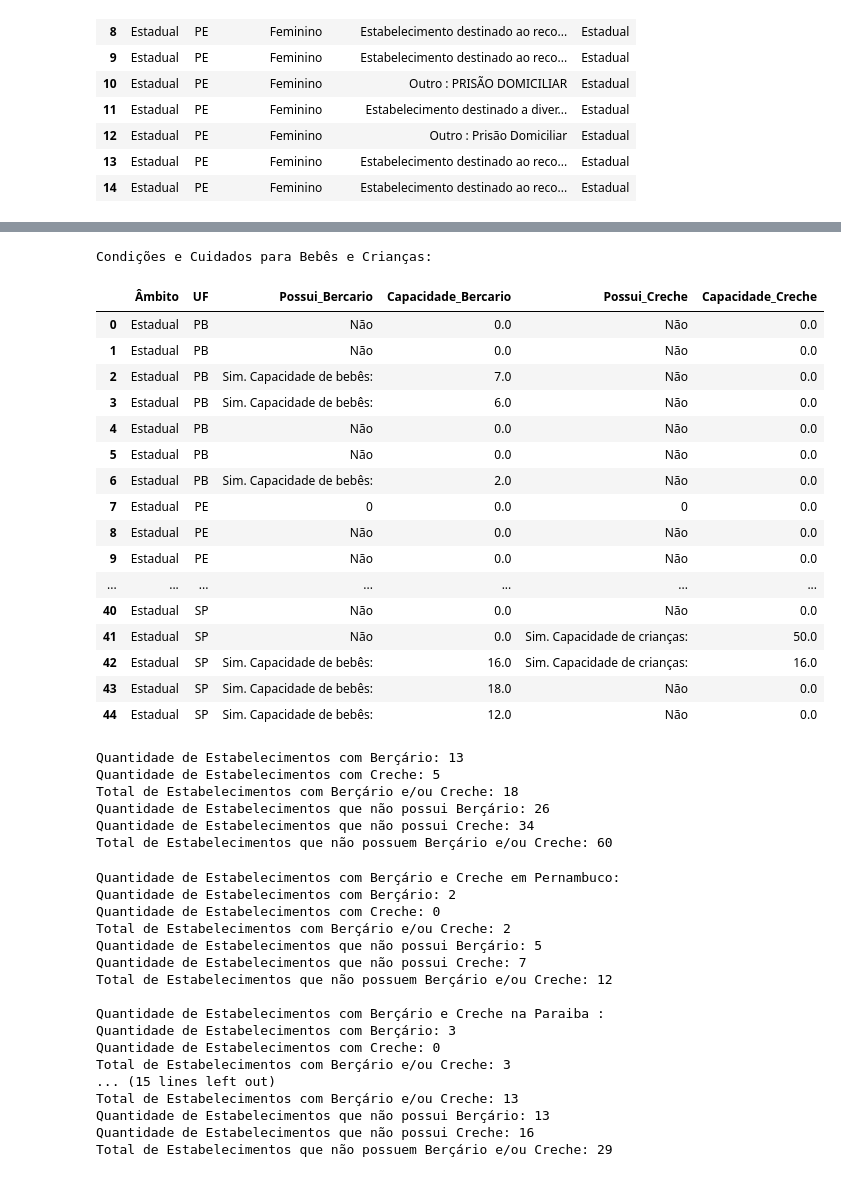
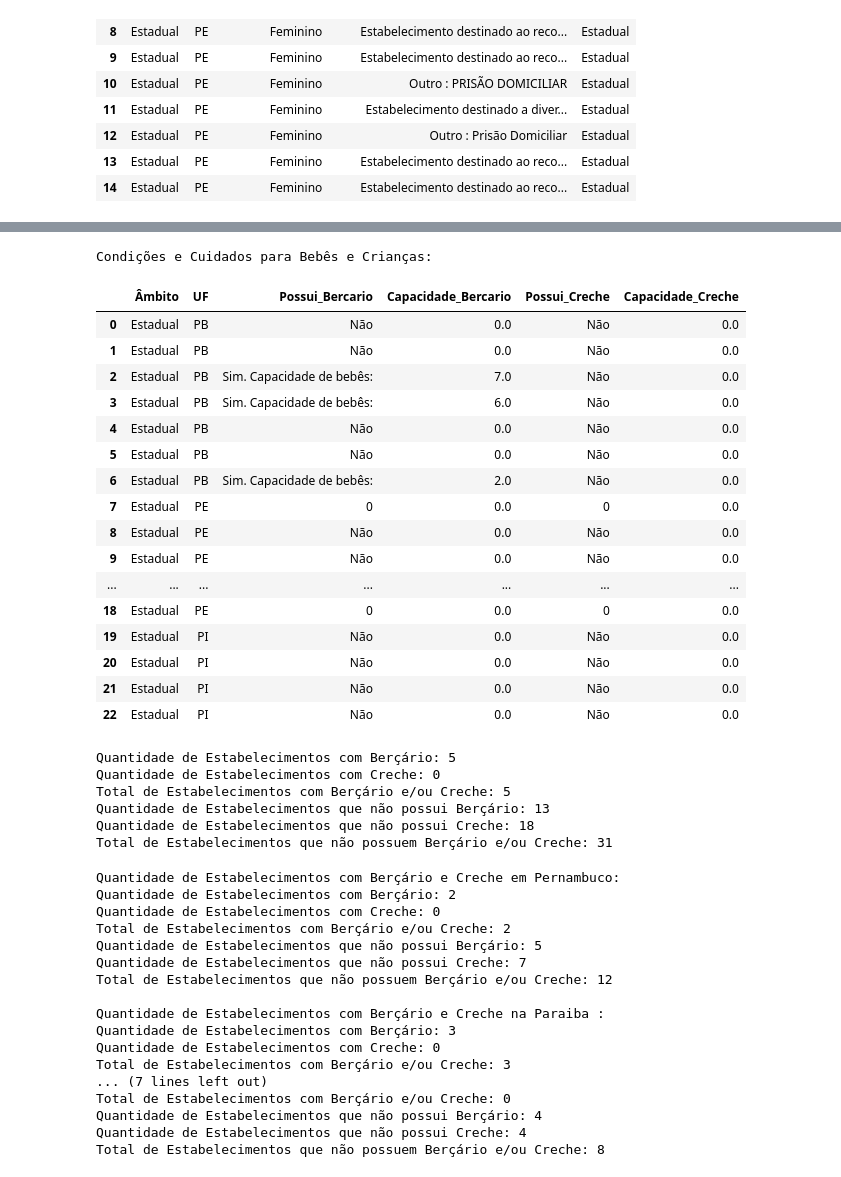
Before and after one commit to CaroliisRibeiro/Projeto-Analise-de-dados-Python-Sistema-Prisional-Feminino-Brasil-PE-PB-PI-e-SP-, a Jupyter notebook: projeto-final.ipynb, the cells around one changed output, grey strips where cells are left out. Cells and saved outputs as stored; diff of their text form; code cells hidden in the pictures.

Commit message:
projeto-final-[reprograma]

```diff
--- a/projeto-final.ipynb
+++ b/projeto-final.ipynb
@@ -411,0 +428,9 @@ Length: 96, dtype: int64
+# %%
+
+df_sistema_prisional_feminino_brasil
+
+# Excluir as linhas onde 'UF' é igual a 'SP'
+df_sistema_prisional_feminino_brasil = df_sistema_prisional_feminino_brasil.query('UF != "SP"')
+
+# Substitua "caminho/do/seu/novo/arquivo/novo-arquivo.csv" pelo caminho desejado para o novo arquivo CSV
+novo_caminho_arquivo = "C:/Users/PROFESSOR/estudos-reprograma/projeto-final/Projeto-Analise-de-dados-Python-Sistema-Prisional-Feminino-Brasil-PE-PB-PI-e-SP"
@@ -556,41 +601,42 @@ Capacidade dos Estabelecimentos:
 # %%
 # - vizu 2  - Condições e Cuidados para Bebês e Crianças:
 # Filtrando as colunas necessárias para condições e cuidados para bebês e crianças
+df_sistema_prisional_feminino_brasil
 colunas_bercario_creche = ['Âmbito', 'UF',
                            '2.2 Possui berçário e/ou centro de referência materno-infantil? (apenas para estabelecimentos com vagas para mulheres)',
                            '2.2 Possui berçário e/ou centro de referência materno-infantil? (apenas para estabelecimentos com vagas para mulheres) | Sim. Capacidade de bebês: | Quantidade',
                            '2.3 Possui creche? (apenas para estabelecimentos com vagas para mulheres)',
                            '2.3 Possui creche? (apenas para estabelecimentos com vagas para mulheres) | Sim. Capacidade de crianças: | Quantidade']
 
 # Criando um novo DataFrame com as colunas de berçário e creche
-df_bercario_creche = df_original[colunas_bercario_creche].copy()
+df_bercario_creche = df_sistema_prisional_feminino_brasil[colunas_bercario_creche].copy()
 
 # Renomeando as colunas para facilitar o acesso
 df_bercario_creche.columns = ["Âmbito", "UF", "Possui_Bercario", "Capacidade_Bercario", "Possui_Creche", "Capacidade_Creche"]
 
 df_bercario_creche.fillna(0, inplace=True)
 # Exibindo o DataFrame de berçário e creche
 print("Condições e Cuidados para Bebês e Crianças:")
 df_bercario_creche
 # %% [output]
 Condições e Cuidados para Bebês e Crianças:
 |  | Âmbito | UF | Possui_Bercario | Capacidade_Bercario | Possui_Creche | Capacidade_Creche |
 | 0 | Estadual | PB | Não | 0.0 | Não | 0.0 |
 | 1 | Estadual | PB | Não | 0.0 | Não | 0.0 |
 | 2 | Estadual | PB | Sim. Capacidade de bebês: | 7.0 | Não | 0.0 |
 | 3 | Estadual | PB | Sim. Capacidade de bebês: | 6.0 | Não | 0.0 |
 | 4 | Estadual | PB | Não | 0.0 | Não | 0.0 |
 | 5 | Estadual | PB | Não | 0.0 | Não | 0.0 |
 | 6 | Estadual | PB | Sim. Capacidade de bebês: | 2.0 | Não | 0.0 |
 | 7 | Estadual | PE | 0 | 0.0 | 0 | 0.0 |
 | 8 | Estadual | PE | Não | 0.0 | Não | 0.0 |
 | 9 | Estadual | PE | Não | 0.0 | Não | 0.0 |
 | ... | ... | ... | ... | ... | ... | ... |
-| 40 | Estadual | SP | Não | 0.0 | Não | 0.0 |
-| 41 | Estadual | SP | Não | 0.0 | Sim. Capacidade de crianças: | 50.0 |
-| 42 | Estadual | SP | Sim. Capacidade de bebês: | 16.0 | Sim. Capacidade de crianças: | 16.0 |
-| 43 | Estadual | SP | Sim. Capacidade de bebês: | 18.0 | Não | 0.0 |
-| 44 | Estadual | SP | Sim. Capacidade de bebês: | 12.0 | Não | 0.0 |
+| 18 | Estadual | PE | 0 | 0.0 | 0 | 0.0 |
+| 19 | Estadual | PI | Não | 0.0 | Não | 0.0 |
+| 20 | Estadual | PI | Não | 0.0 | Não | 0.0 |
+| 21 | Estadual | PI | Não | 0.0 | Não | 0.0 |
+| 22 | Estadual | PI | Não | 0.0 | Não | 0.0 |
 # %%
 # - vizu 2  - Quantidade de Estabelecimentos com Berçário/creche
 
@@ -601,7 +647,7 @@ colunas_bercario_creche = ['Âmbito', 'UF',
                            '2.3 Possui creche? (apenas para estabelecimentos com vagas para mulheres) | Sim. Capacidade de crianças: | Quantidade']
 
 # Criando um novo DataFrame com as colunas de berçário e creche
-df_bercario_creche = df_original[colunas_bercario_creche].copy()
+df_bercario_creche = df_sistema_prisional_feminino_brasil[colunas_bercario_creche].copy()
 
 # Renomeando as colunas para facilitar o acesso
 df_bercario_creche.columns = ["Ambito", "UF", "Possui_Bercario", "Capacidade_Bercario", "Possui_Creche", "Capacidade_Creche"]
@@ -625,12 +671,12 @@ print(f"Quantidade de Estabelecimentos que não possui Berçário: {total_bercar
 print(f"Quantidade de Estabelecimentos que não possui Creche: {total_creche_Nao}")
 print(f"Total de Estabelecimentos que não possuem Berçário e/ou Creche: {total_estabelecimentos_bercario_creche_Nao}")
 # %% [output]
-Quantidade de Estabelecimentos com Berçário: 13
-Quantidade de Estabelecimentos com Creche: 5
-Total de Estabelecimentos com Berçário e/ou Creche: 18
-Quantidade de Estabelecimentos que não possui Berçário: 26
-Quantidade de Estabelecimentos que não possui Creche: 34
-Total de Estabelecimentos que não possuem Berçário e/ou Creche: 60
+Quantidade de Estabelecimentos com Berçário: 5
+Quantidade de Estabelecimentos com Creche: 0
+Total de Estabelecimentos com Berçário e/ou Creche: 5
+Quantidade de Estabelecimentos que não possui Berçário: 13
+Quantidade de Estabelecimentos que não possui Creche: 18
+Total de Estabelecimentos que não possuem Berçário e/ou Creche: 31
 # %%
 # - vizu 2 - Quantidade de Estabelecimentos com Berçário/creche por estado
 
@@ -703,7 +749,7 @@ print(f"Quantidade de Estabelecimentos que não possui Berçário: {total_bercar
 print(f"Quantidade de Estabelecimentos que não possui Creche: {total_creche_Nao_pb}")
 print(f"Total de Estabelecimentos que não possuem Berçário e/ou Creche: {total_estabelecimentos_bercario_creche_Nao_pb}")
 
-# Exibindo o resultado para Paraiba
+# Exibindo o resultado para Piai
 print("\nQuantidade de Estabelecimentos com Berçário e Creche no Piaui :")
 print(f"Quantidade de Estabelecimentos com Berçário: {total_bercario_pi}")
 print(f"Quantidade de Estabelecimentos com Creche: {total_creche_pi}")
@@ -711,15 +757,6 @@ print(f"Total de Estabelecimentos com Berçário e/ou Creche: {total_estabelecim
 print(f"Quantidade de Estabelecimentos que não possui Berçário: {total_bercario_Nao_pi}")
 print(f"Quantidade de Estabelecimentos que não possui Creche: {total_creche_Nao_pi}")
 print(f"Total de Estabelecimentos que não possuem Berçário e/ou Creche: {total_estabelecimentos_bercario_creche_Nao_pi}")
-
-# Exibindo o resultado para Paraiba
-print("\nQuantidade de Estabelecimentos com Berçário e Creche em São Saulo:")
-print(f"Quantidade de Estabelecimentos com Berçário: {total_bercario_sp}")
-print(f"Quantidade de Estabelecimentos com Creche: {total_creche_sp}")
-print(f"Total de Estabelecimentos com Berçário e/ou Creche: {total_estabelecimentos_bercario_creche_sp}")
-print(f"Quantidade de Estabelecimentos que não possui Berçário: {total_bercario_Nao_sp}")
-print(f"Quantidade de Estabelecimentos que não possui Creche: {total_creche_Nao_sp}")
-print(f"Total de Estabelecimentos que não possuem Berçário e/ou Creche: {total_estabelecimentos_bercario_creche_Nao_sp}")
 # %% [output]
 Quantidade de Estabelecimentos com Berçário e Creche em Pernambuco:
 Quantidade de Estabelecimentos com Berçário: 2
@@ -733,10 +770,10 @@ Quantidade de Estabelecimentos com Berçário e Creche na Paraiba :
 Quantidade de Estabelecimentos com Berçário: 3
 Quantidade de Estabelecimentos com Creche: 0
 Total de Estabelecimentos com Berçário e/ou Creche: 3
-... (15 lines left out)
-Total de Estabelecimentos com Berçário e/ou Creche: 13
-Quantidade de Estabelecimentos que não possui Berçário: 13
-Quantidade de Estabelecimentos que não possui Creche: 16
-Total de Estabelecimentos que não possuem Berçário e/ou Creche: 29
+... (7 lines left out)
+Total de Estabelecimentos com Berçário e/ou Creche: 0
+Quantidade de Estabelecimentos que não possui Berçário: 4
+Quantidade de Estabelecimentos que não possui Creche: 4
+Total de Estabelecimentos que não possuem Berçário e/ou Creche: 8
 # %%
 # - vizu 2  - Cela adequada/dormitório para gestantes?' por Estado:
```
Also changed, not shown: parts of 38 cells of this notebook, 30 other files.
